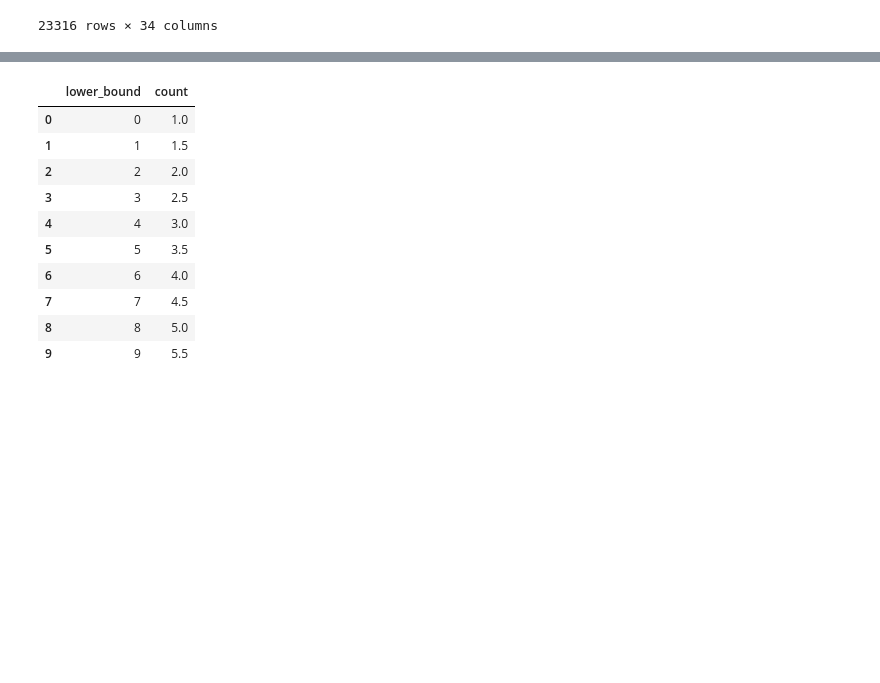
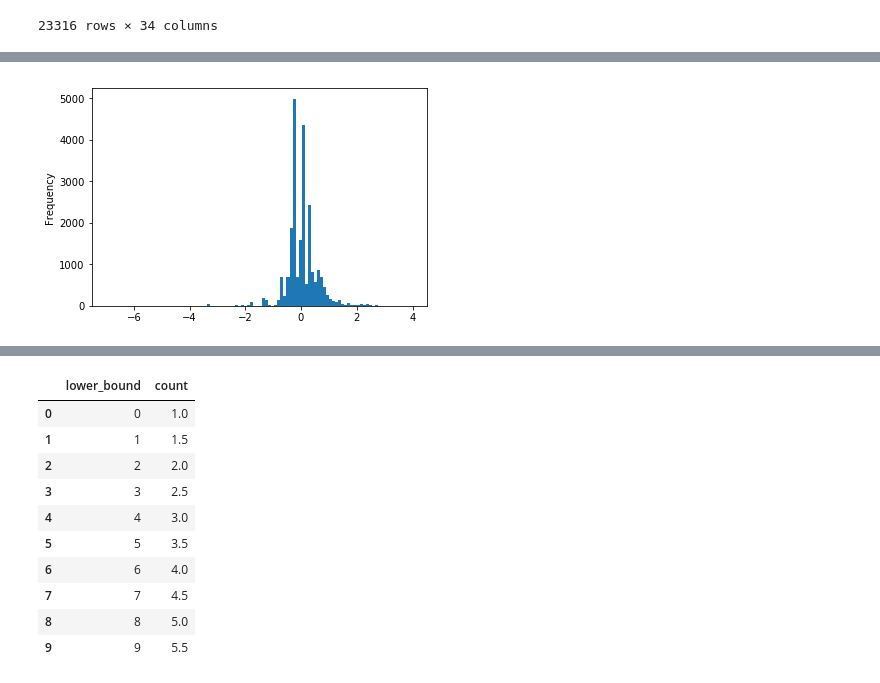
Before and after one commit to Wangmoaza/breast_cyclops, a Jupyter notebook: Untitled.ipynb, the cells around one changed output, grey strips where cells are left out. Saved outputs shown, nothing was run; the diff lists cells and outputs as text; code cells hidden in the pictures; blank space fills up the shorter version.

```diff
--- a/Untitled.ipynb
+++ b/Untitled.ipynb
@@ -62,7 +88,9 @@ sample_hist.head()
 # %%
 plt.figure()
-cnv['BT20_BREAST'].plot.hist(bins=100)
+cnv['BT474'].plot.hist(bins=100)
 plt.show()
+# %% [output]
+[figure, added]
 # %%
 smooth_hist = sample_hist.rolling(window=5).mean()
 
```
Also changed, not shown: parts of 10 cells of this notebook, 1 other file.
